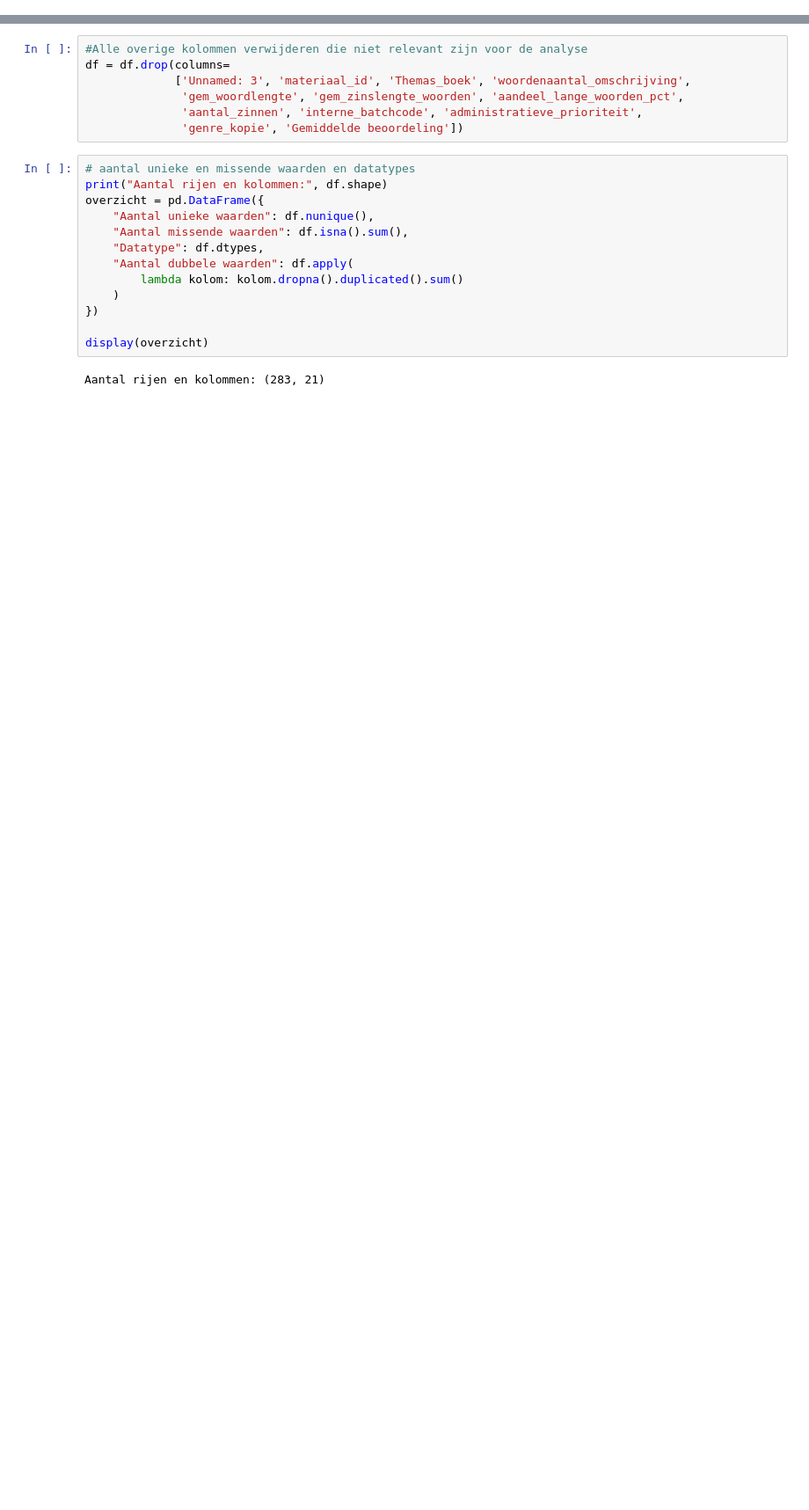
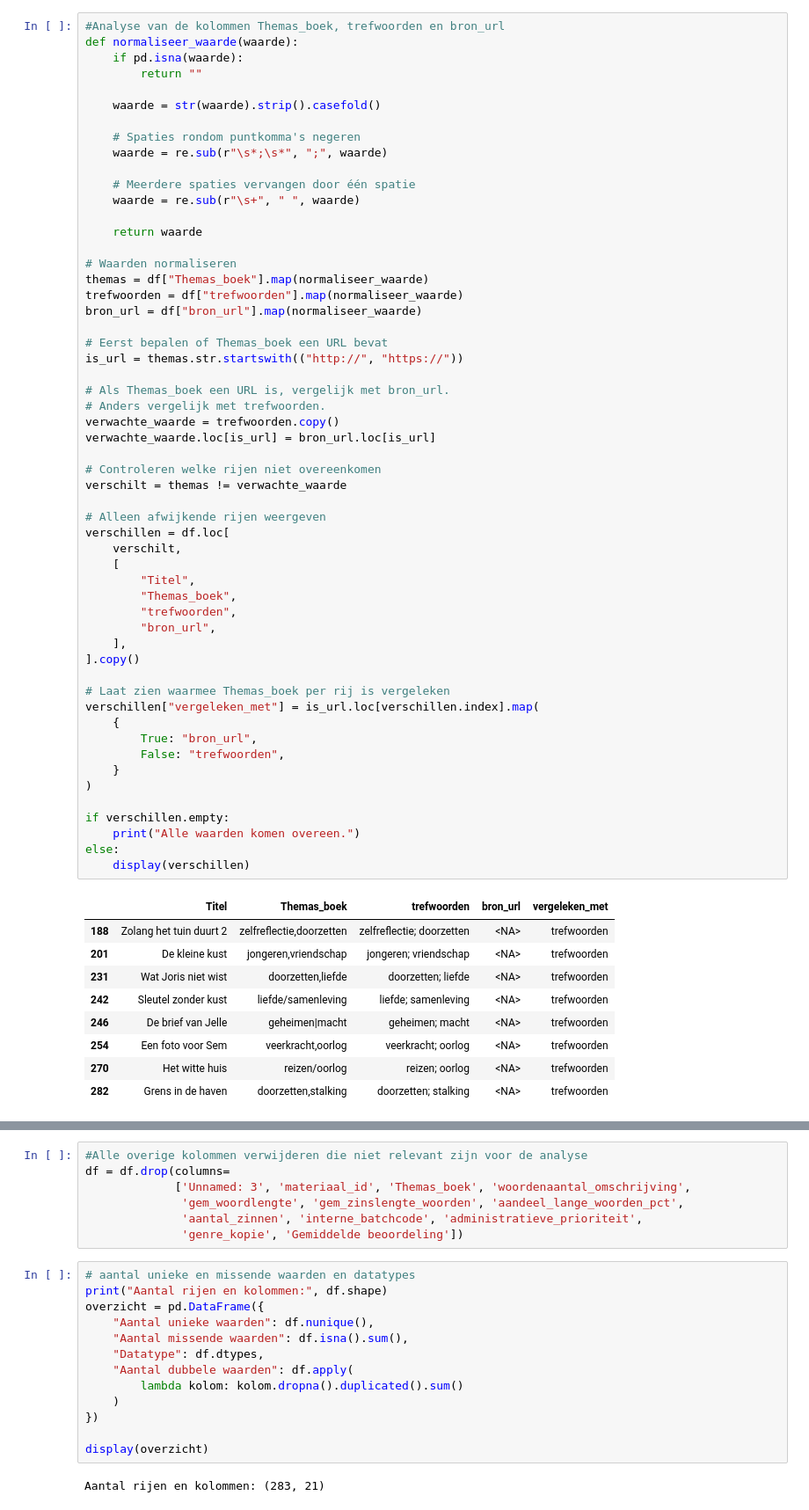
Before and after one commit to Adoow14/LU2_AI, a Jupyter notebook: AI_Prototype_LU2_OW.ipynb, the cells around one changed output, grey strips where cells are left out. Shown at 88% size. Drawn from its saved outputs; the diff is of its cells as text; blank space fills up the shorter version.

```diff
--- a/AI_Prototype_LU2_OW.ipynb
+++ b/AI_Prototype_LU2_OW.ipynb
@@ -6,0 +9,65 @@ df = pd.read_csv('Leesmateriaal.csv')
+# %%
+#Analyse van de kolommen Themas_boek, trefwoorden en bron_url
+def normaliseer_waarde(waarde):
+    if pd.isna(waarde):
+        return ""
+
+    waarde = str(waarde).strip().casefold()
+
+    # Spaties rondom puntkomma's negeren
+    waarde = re.sub(r"\s*;\s*", ";", waarde)
+
+    # Meerdere spaties vervangen door één spatie
+    waarde = re.sub(r"\s+", " ", waarde)
+
+    return waarde
+
+# Waarden normaliseren
+themas = df["Themas_boek"].map(normaliseer_waarde)
+trefwoorden = df["trefwoorden"].map(normaliseer_waarde)
+bron_url = df["bron_url"].map(normaliseer_waarde)
+
+# Eerst bepalen of Themas_boek een URL bevat
+is_url = themas.str.startswith(("http://", "https://"))
+
+# Als Themas_boek een URL is, vergelijk met bron_url.
+# Anders vergelijk met trefwoorden.
+verwachte_waarde = trefwoorden.copy()
+verwachte_waarde.loc[is_url] = bron_url.loc[is_url]
+
+# Controleren welke rijen niet overeenkomen
+verschilt = themas != verwachte_waarde
+
+# Alleen afwijkende rijen weergeven
+verschillen = df.loc[
+    verschilt,
+    [
+        "Titel",
+        "Themas_boek",
+        "trefwoorden",
+        "bron_url",
+    ],
+].copy()
+
+# Laat zien waarmee Themas_boek per rij is vergeleken
+verschillen["vergeleken_met"] = is_url.loc[verschillen.index].map(
+    {
+        True: "bron_url",
+        False: "trefwoorden",
+    }
+)
+
+if verschillen.empty:
+    print("Alle waarden komen overeen.")
+else:
+    display(verschillen)
+# %% [output]
+|  | Titel | Themas_boek | trefwoorden | bron_url | vergeleken_met |
+| 188 | Zolang het tuin duurt 2 | zelfreflectie,doorzetten | zelfreflectie; doorzetten | <NA> | trefwoorden |
+| 201 | De kleine kust | jongeren,vriendschap | jongeren; vriendschap | <NA> | trefwoorden |
+| 231 | Wat Joris niet wist | doorzetten,liefde | doorzetten; liefde | <NA> | trefwoorden |
+| 242 | Sleutel zonder kust | liefde/samenleving | liefde; samenleving | <NA> | trefwoorden |
+| 246 | De brief van Jelle | geheimen|macht | geheimen; macht | <NA> | trefwoorden |
+| 254 | Een foto voor Sem | veerkracht,oorlog | veerkracht; oorlog | <NA> | trefwoorden |
+| 270 | Het witte huis | reizen/oorlog | reizen; oorlog | <NA> | trefwoorden |
+| 282 | Grens in de haven | doorzetten,stalking | doorzetten; stalking | <NA> | trefwoorden |
```
Also changed, not shown: parts of 17 cells of this notebook, 6 other files.
